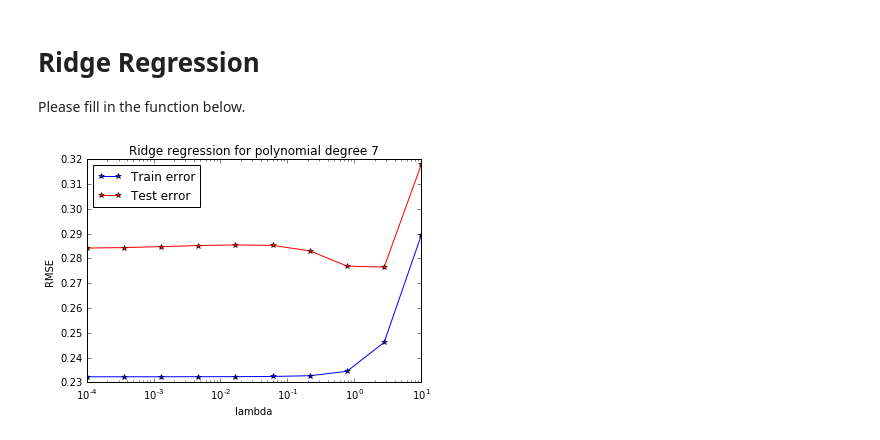
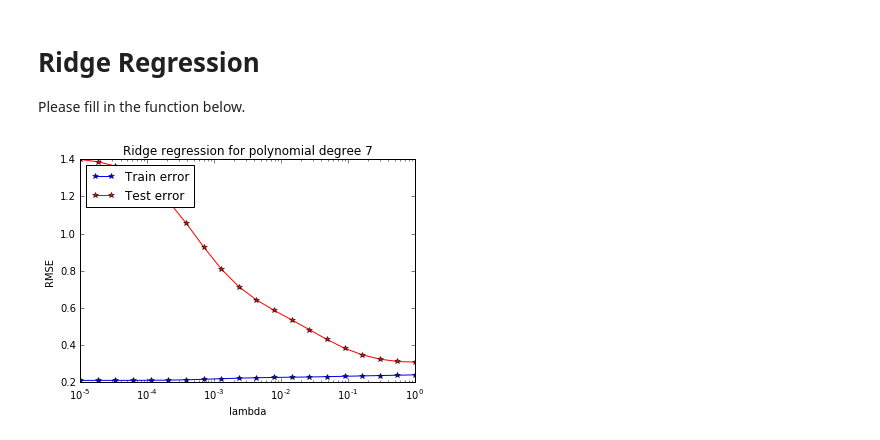
Before and after one commit to glederrey/ML_course, a Jupyter notebook: labs/ex03/template/ex03.ipynb, the cells around one changed output. Drawn from its saved outputs; the diff is of its cells as text; code cells hidden in the pictures.

```diff
--- a/labs/ex03/template/ex03.ipynb
+++ b/labs/ex03/template/ex03.ipynb
@@ -344,22 +343,17 @@ def ridge_regression(y, tx, lamb):
     # Compute optimal weights
     xx = np.dot(np.transpose(tx),tx)
 
-    bxx = xx + lamb*np.identity(len(xx))
-
-    try:
-        inv = np.linalg.inv(bxx)
-    except:
-        raise ValueError("Matrix X^TX not invertible")
+    bxx = xx + lamb*np.eye(len(xx))
 
     xy = np.dot(np.transpose(tx),y)
-    w_star = np.dot(inv, xy)
+    w_star = np.linalg.solve(bxx, xy)
 
     return w_star
 # %%
 def ridge_regression_demo(x, y, degree, ratio, seed):
     """ridge regression demo."""
     # define parameter
-    lambdas = np.logspace(-5, 0, 15)
+    lambdas = np.logspace(-5, 0, 20)
     # ***************************************************
     # INSERT YOUR CODE HERE
     # split the data, and return train and test data: TODO
@@ -378,32 +372,32 @@ def ridge_regression_demo(x, y, degree, ratio, seed):
     tx_test = build_poly(x_test, degree)
 
     # ***************************************************
     # INSERT YOUR CODE HERE
     # ridge regression with different lambda: TODO
     # ***************************************************
     #raise NotImplementedError
 
     rmse_tr = []
     rmse_te = []
 
     for i in range(len(lambdas)):
         w_star = ridge_regression(y_train, tx_train, lambdas[i])
 
         rmse_tr.append(RMSE(y_train, tx_train, w_star))
         rmse_te.append(RMSE(y_test, tx_test, w_star))
 
     plt.figure()
     plt.semilogx(lambdas, rmse_tr, 'b*-')
     plt.semilogx(lambdas, rmse_te, 'r*-')
     plt.xlabel('lambda')
     plt.ylabel('RMSE')
     plt.legend(['Train error', 'Test error'], loc=2)
     plt.title('Ridge regression for polynomial degree 7')
 
 
-seed = 56
+seed = 67890
 degree = 7
 split_ratio = 0.5
 ridge_regression_demo(x, y, degree, split_ratio, seed)
 # %% [output]
-[figure, old version]
+[figure, new version]
```
Also changed, not shown: parts of 2 cells of this notebook, 7 other files.
